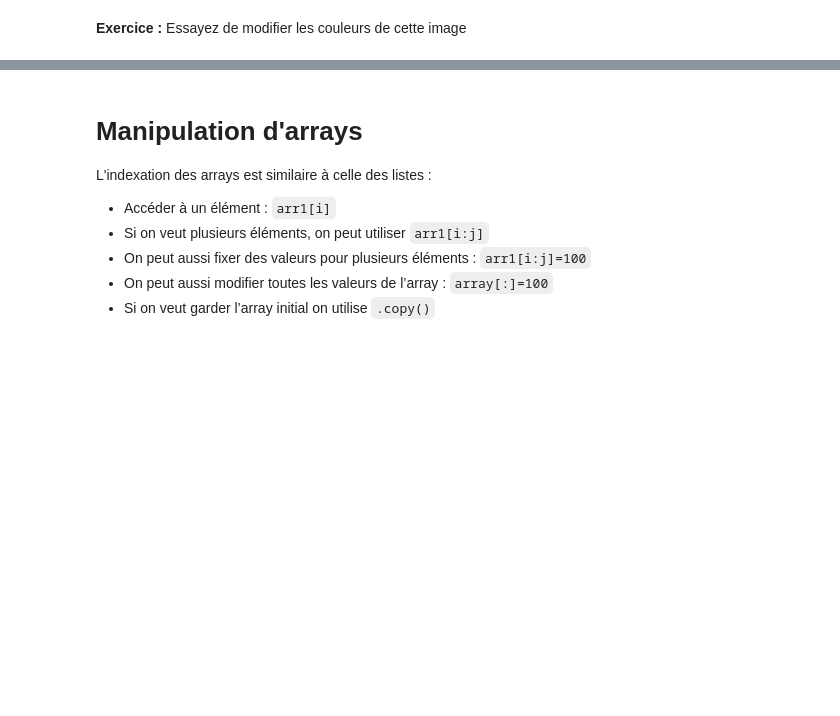
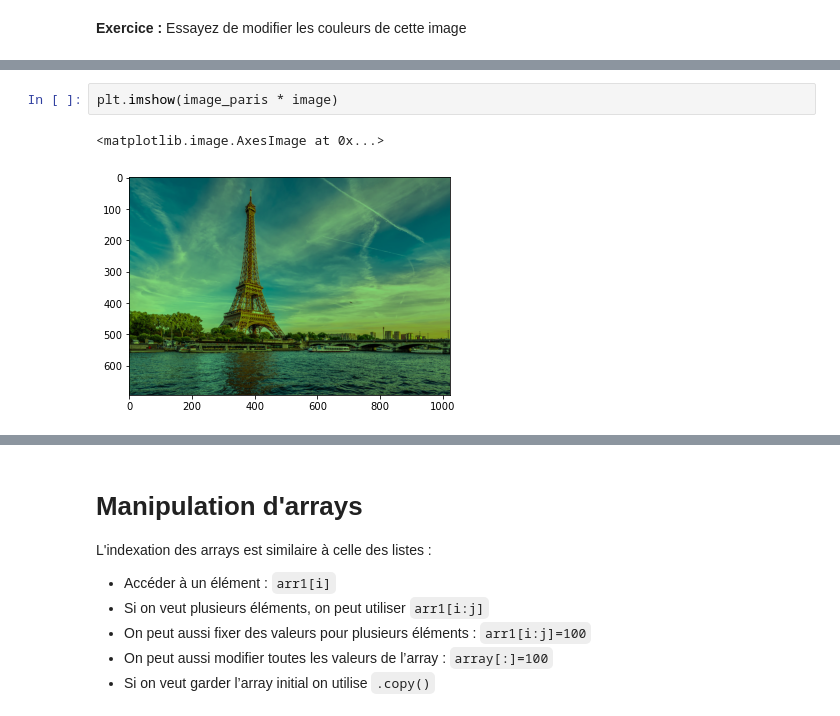
Before and after one commit to stat4decision/python-socio-jan2021, a Jupyter notebook: 05_numpy.ipynb, the cells around one changed output, grey strips where cells are left out. Drawn from its saved outputs; the diff is of its cells as text; blank space fills up the shorter version.

```diff
--- a/05_numpy.ipynb
+++ b/05_numpy.ipynb
@@ -138,0 +222,5 @@ plt.imshow(image_paris)
+# %%
+plt.imshow(image_paris * image)
+# %% [output]
+<matplotlib.image.AxesImage at 0x...>
+[figure, added]
```
Also changed, not shown: parts of 36 cells of this notebook, 4 other files.
